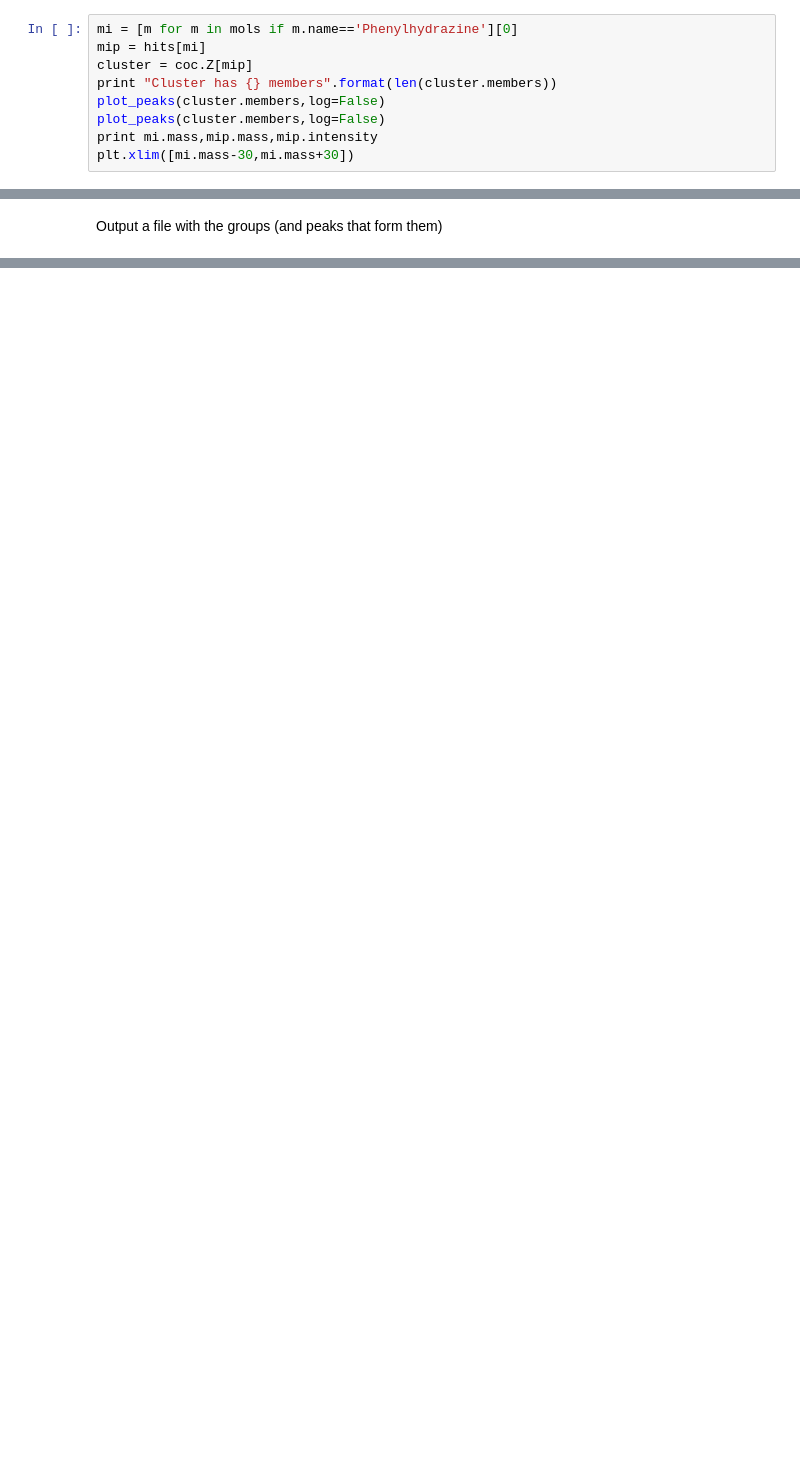
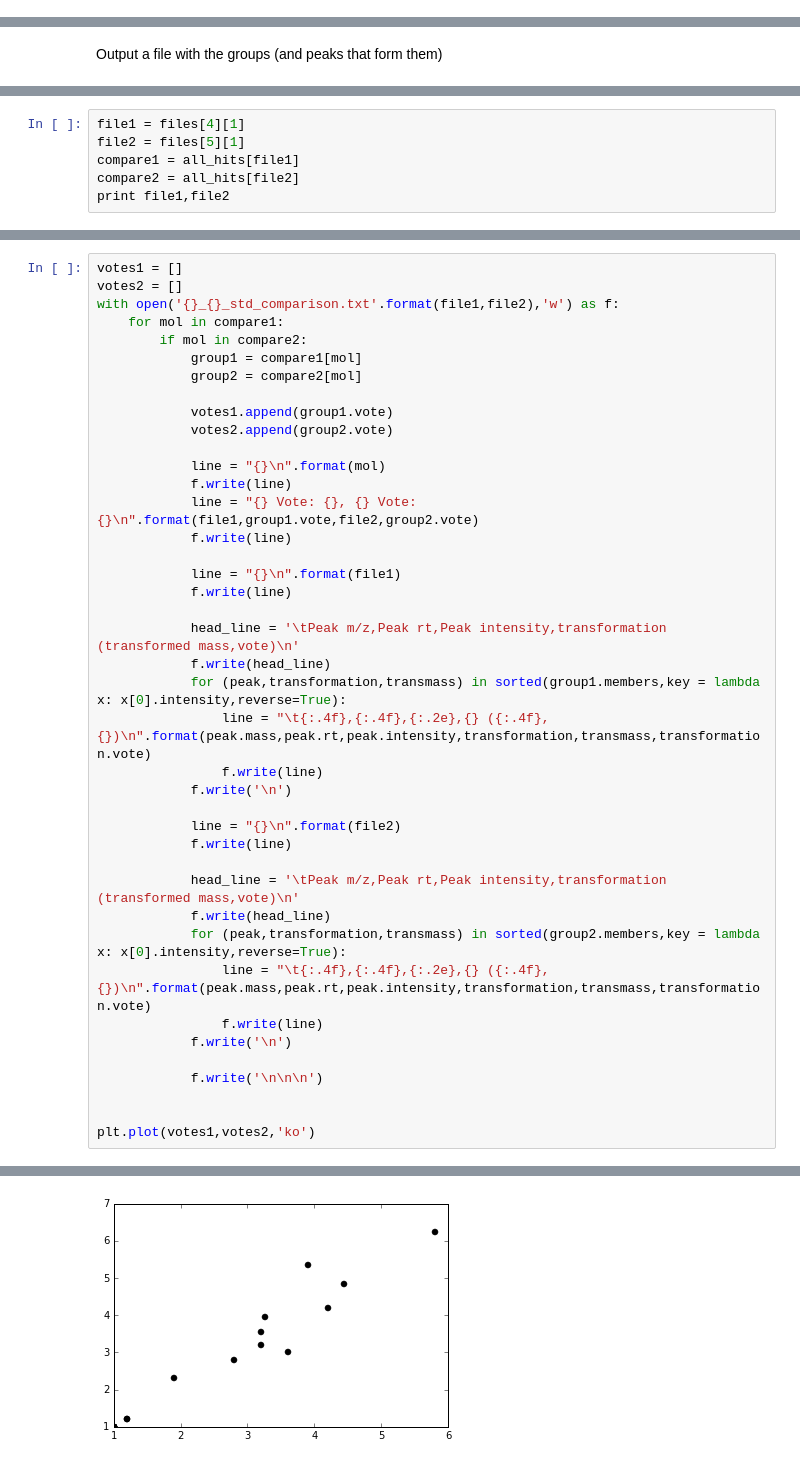
Before and after one commit to sdrogers/ms1fun, a Jupyter notebook: notebooks/VotingScheme.ipynb, the cells around one changed output, grey strips where cells are left out. Cells and saved outputs as stored; diff of their text form; blank space fills up the shorter version.

```diff
--- a/notebooks/VotingScheme.ipynb
+++ b/notebooks/VotingScheme.ipynb
@@ -155,9 +168,0 @@ Look at an individual cluster and see what we can find
-# %%
-mi = [m for m in mols if m.name=='Phenylhydrazine'][0]
-mip = hits[mi]
-cluster = coc.Z[mip]
-print "Cluster has {} members".format(len(cluster.members))
-plot_peaks(cluster.members,log=False)
-plot_peaks(cluster.members,log=False)
-print mi.mass,mip.mass,mip.intensity
-plt.xlim([mi.mass-30,mi.mass+30])
@@ -300,0 +444,6 @@ print a+b
+# %%
+file1 = files[4][1]
+file2 = files[5][1]
+compare1 = all_hits[file1]
+compare2 = all_hits[file2]
+print file1,file2
@@ -300,0 +452,42 @@ print a+b
+# %%
+votes1 = []
+votes2 = []
+with open('{}_{}_std_comparison.txt'.format(file1,file2),'w') as f:
+    for mol in compare1:
+        if mol in compare2:
+            group1 = compare1[mol]
+            group2 = compare2[mol]
+
+            votes1.append(group1.vote)
+            votes2.append(group2.vote)
+
+            line = "{}\n".format(mol)
+            f.write(line)
+            line = "{} Vote: {}, {} Vote: {}\n".format(file1,group1.vote,file2,group2.vote)
+            f.write(line)
+
+            line = "{}\n".format(file1)
+            f.write(line)
+
+            head_line = '\tPeak m/z,Peak rt,Peak intensity,transformation (transformed mass,vote)\n'
+            f.write(head_line)
+            for (peak,transformation,transmass) in sorted(group1.members,key = lambda x: x[0].intensity,reverse=True):
+                line = "\t{:.4f},{:.4f},{:.2e},{} ({:.4f},{})\n".format(peak.mass,peak.rt,peak.intensity,transformation,transmass,transformation.vote)
+                f.write(line)
+            f.write('\n')
+
+            line = "{}\n".format(file2)
+            f.write(line)
+
+            head_line = '\tPeak m/z,Peak rt,Peak intensity,transformation (transformed mass,vote)\n'
+            f.write(head_line)
+            for (peak,transformation,transmass) in sorted(group2.members,key = lambda x: x[0].intensity,reverse=True):
+                line = "\t{:.4f},{:.4f},{:.2e},{} ({:.4f},{})\n".format(peak.mass,peak.rt,peak.intensity,transformation,transmass,transformation.vote)
+                f.write(line)
+            f.write('\n')
+
+            f.write('\n\n\n')
+
+
+plt.plot(votes1,votes2,'ko')
+# %% [output]
@@ -300,0 +495 @@ print a+b
+[figure, added]
```
Also changed, not shown: parts of 49 cells of this notebook, 4 other files.
